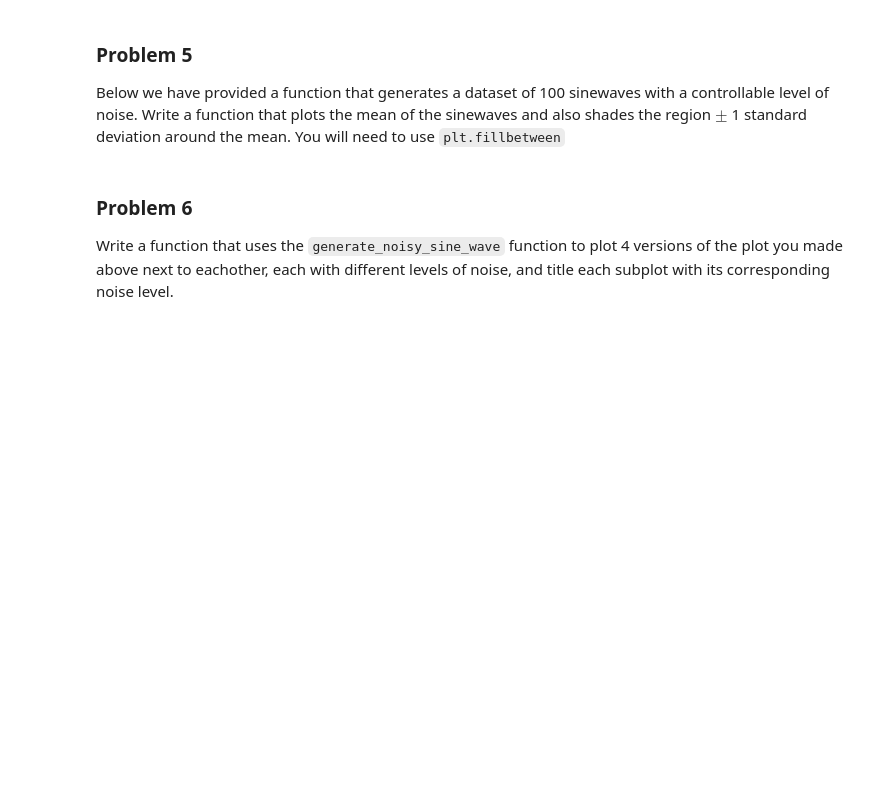
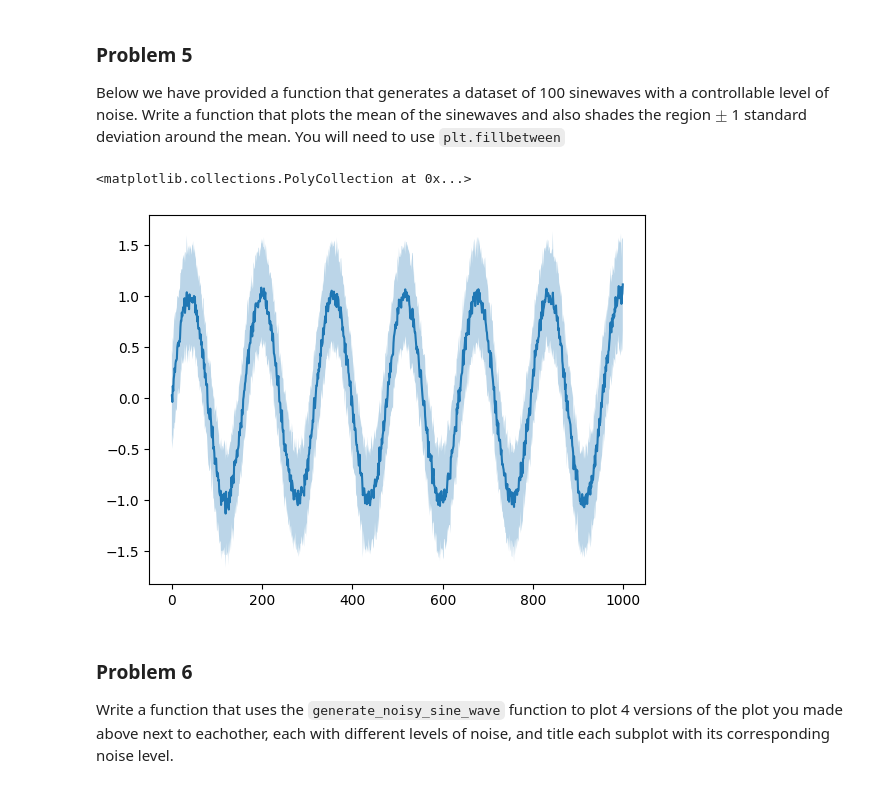
Before and after one commit to jeremyschroeter/neusci440, a Jupyter notebook: assignments/assignment1/assignment1.ipynb, the cells around one changed output. Saved outputs shown, nothing was run; the diff lists cells and outputs as text; code cells hidden in the pictures; blank space fills up the shorter version.

```diff
--- a/assignments/assignment1/assignment1.ipynb
+++ b/assignments/assignment1/assignment1.ipynb
@@ -197,15 +197,12 @@ $$
 Please do some beautification to your plot, such as adding a title, axis labels, colors etc.
 # %%
 def sine_wave(x: np.ndarray, a: float, f: float) -> np.ndarray:
-    # Your code here
-    return
+    return a * np.sin(2 * np.pi * f * x)
 
 def plot_sine_wave(x_vals: np.ndarray, y_vals: np.ndarray) -> None:
     # Your code here
     # This function doesn't actually need to return anything, but it should plot the line
     return
-
-plot_sine_wave()
 # %% [markdown]
 ### Problem 3
 Below we have provided a function that generates some normally distributed points in 2d. Write a function that takes the data and plots it as a scatter plot. Please do some beautification to your plot, such as adding a title, axis labels, etc.
@@ -235,8 +232,10 @@ Below we have provided a function that generates a dataset of 100 sinewaves with
 # %%
 def generate_noisy_sine_wave(noise: float) -> np.ndarray:
     x = np.linspace(0, 4 * np.pi, 1000)
-    wave = sine_wave(x, 1, 0.5).reshape(1, -1) + np.random.normal(0, noise, x.shape)
-    return np.repeat(wave, 100, axis=0)
+    waves = np.zeros((100, 1000))
+    for i in range(100):
+        waves[i] = sine_wave(x, 1, 0.5).reshape(1, -1) + np.random.normal(0, noise, x.shape)
+    return waves
 
 def plot_noisy_sine_wave() -> None:
     # Your code here
@@ -244,6 +243,15 @@ def plot_noisy_sine_wave() -> None:
     # but it should plot the average of the sine wave
     # and shade +- 1 std of the noisy sine waves
     return
+# %%
+noise_wave = generate_noisy_sine_wave(0.5)
+avg = noise_wave.mean(0)
+sd = noise_wave.std(0)
+plt.plot(avg)
+plt.fill_between(np.arange(1000), avg + sd, avg - sd, alpha=0.3)
+# %% [output]
+<matplotlib.collections.PolyCollection at 0x...>
+[figure, added]
 # %% [markdown]
 ### Problem 6
 Write a function that uses the `generate_noisy_sine_wave` function to plot 4 versions of the plot you made above next to eachother, each with different levels of noise, and title each subplot with its corresponding noise level.
```
Also changed, not shown: 4 other files.
